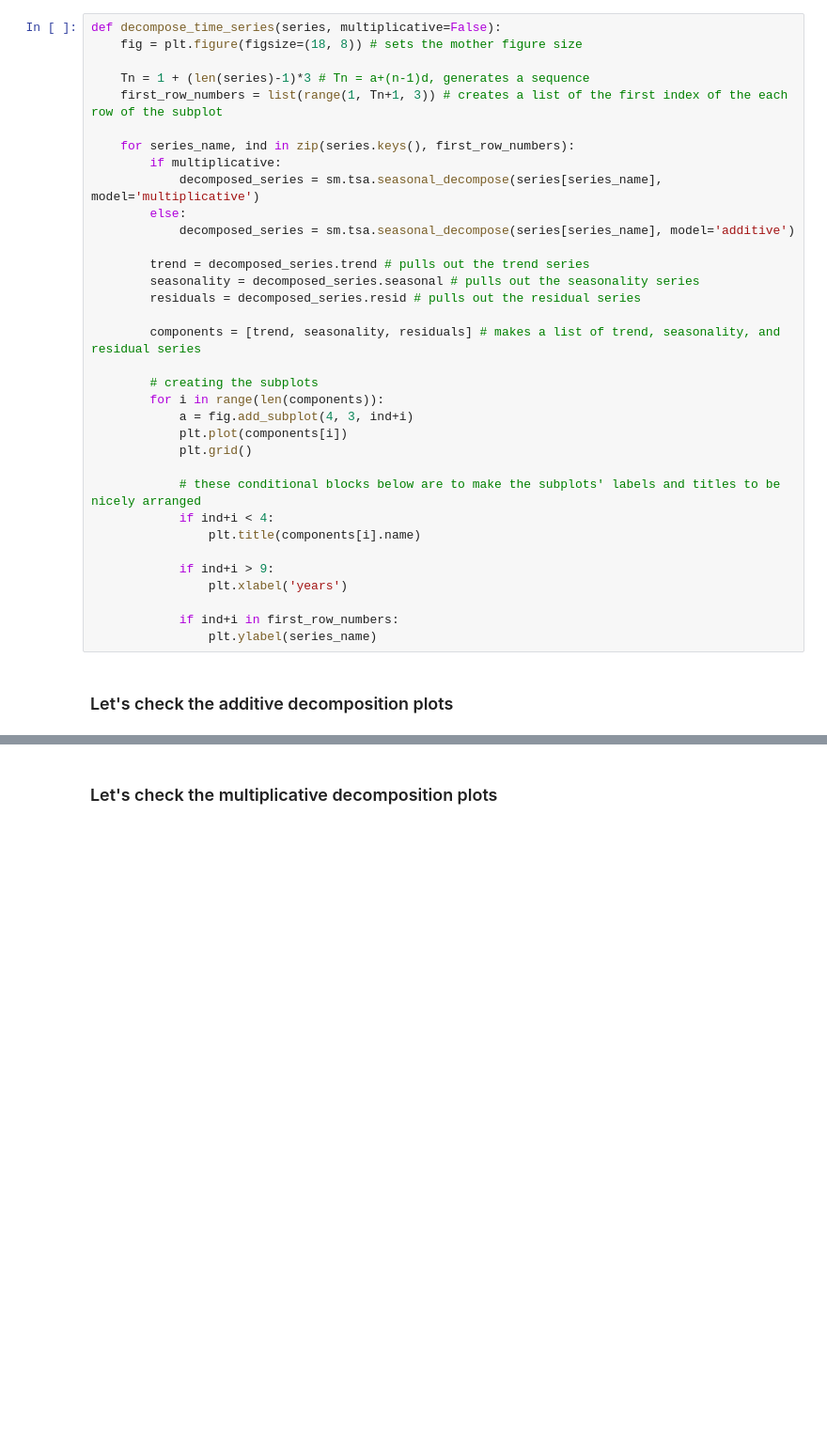
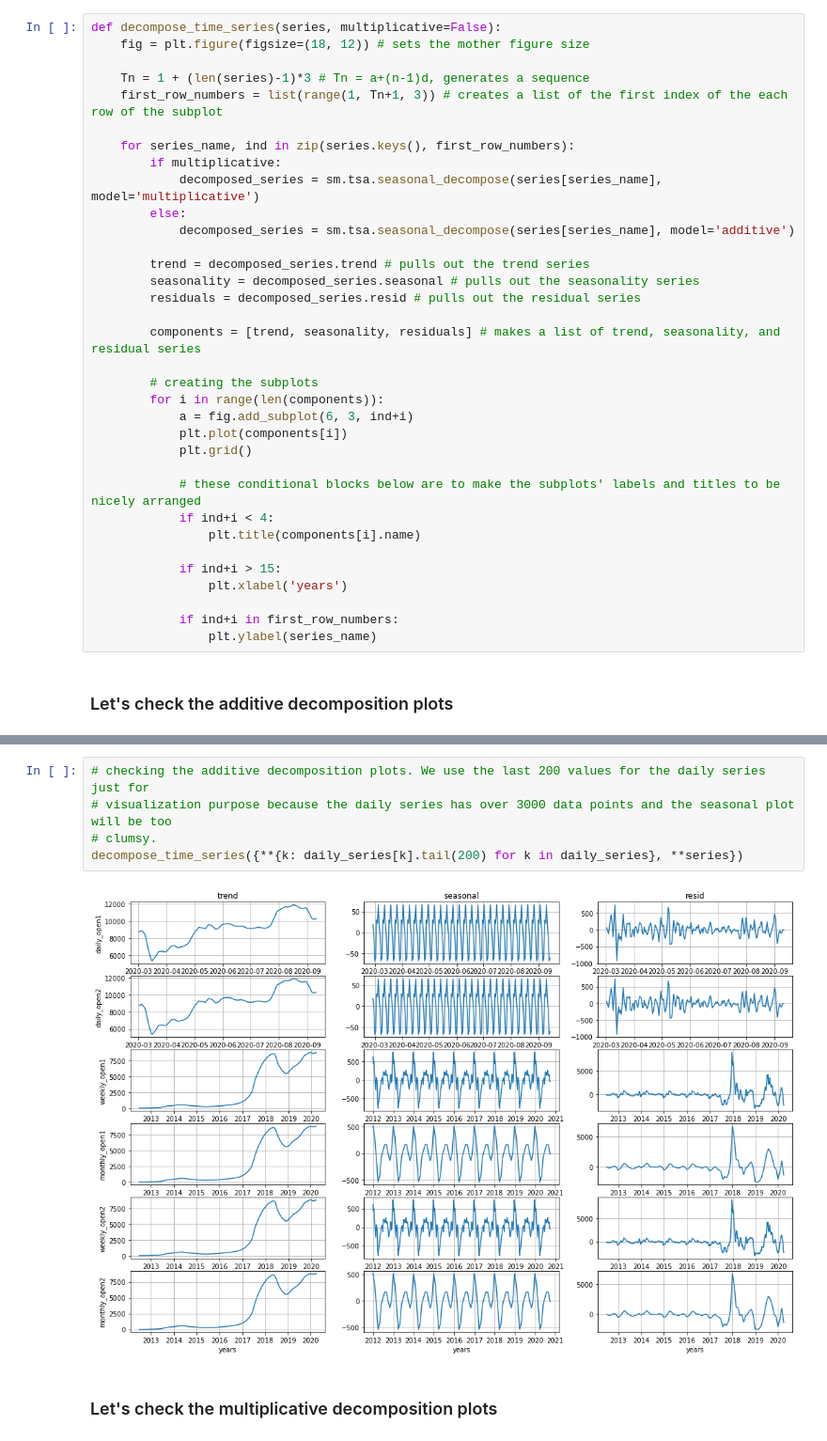
Before and after one commit to HamoyeHQ/05-bitcoin-trading, a Jupyter notebook: Open column time series.ipynb, the cells around one changed output, grey strips where cells are left out. Shown at 94% size. Saved outputs shown, nothing was run; the diff lists cells and outputs as text; blank space fills up the shorter version.

```diff
--- a/Open column time series.ipynb
+++ b/Open column time series.ipynb
@@ -410,7 +429,7 @@ import statsmodels.api as sm
 ### Let's create a function that will arrange the decomposition plots of each of our series in a row
 # %%
 def decompose_time_series(series, multiplicative=False):
-    fig = plt.figure(figsize=(18, 8)) # sets the mother figure size
+    fig = plt.figure(figsize=(18, 12)) # sets the mother figure size
 
     Tn = 1 + (len(series)-1)*3 # Tn = a+(n-1)d, generates a sequence
     first_row_numbers = list(range(1, Tn+1, 3)) # creates a list of the first index of the each row of the subplot
@@ -429,7 +448,7 @@ def decompose_time_series(series, multiplicative=False):
 
         # creating the subplots
         for i in range(len(components)):
-            a = fig.add_subplot(4, 3, ind+i)
+            a = fig.add_subplot(6, 3, ind+i)
             plt.plot(components[i])
             plt.grid()
 
@@ -437,7 +456,7 @@ def decompose_time_series(series, multiplicative=False):
             if ind+i < 4:
                 plt.title(components[i].name)
 
-            if ind+i > 9:
+            if ind+i > 15:
                 plt.xlabel('years')
 
             if ind+i in first_row_numbers:
@@ -451,2 +466,9 @@ decompose_time_series(series) # checking the additive decomposition plots
+# %%
+# checking the additive decomposition plots. We use the last 200 values for the daily series just for
+# visualization purpose because the daily series has over 3000 data points and the seasonal plot will be too
+# clumsy.
+decompose_time_series({**{k: daily_series[k].tail(200) for k in daily_series}, **series})
+# %% [output]
+[figure, added]
 # %% [markdown]
 ### Let's check the multiplicative decomposition plots
```
Also changed, not shown: parts of 40 cells of this notebook.
